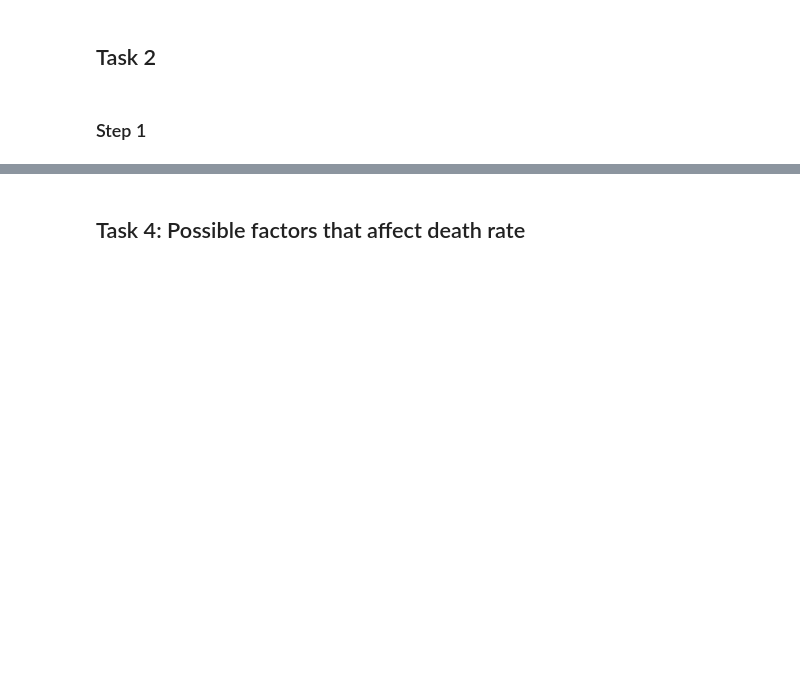
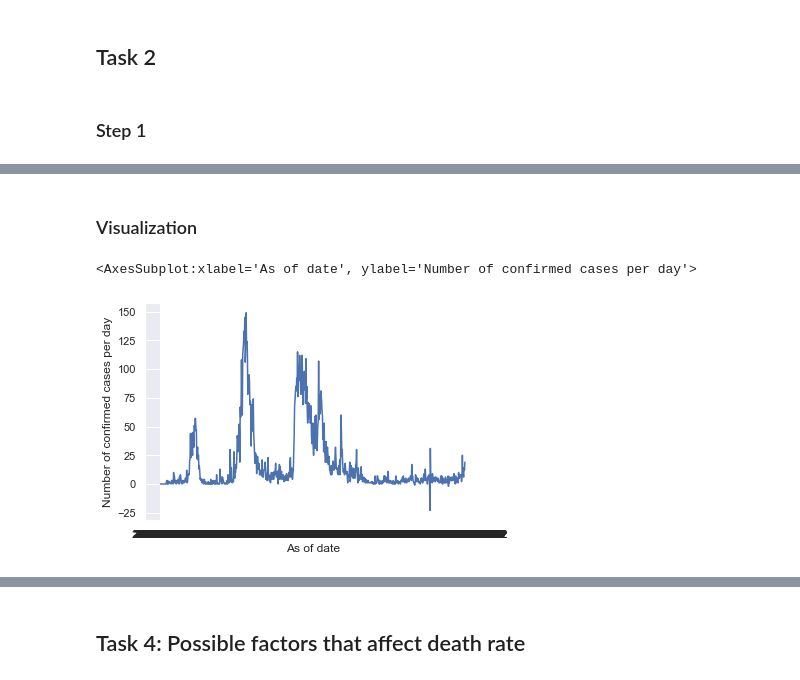
Before and after one commit to adonis119/comp3115, a Jupyter notebook: source_code.ipynb, the cells around one changed output, grey strips where cells are left out. Saved outputs shown, nothing was run; the diff lists cells and outputs as text; code cells hidden in the pictures; blank space fills up the shorter version.

```diff
--- a/source_code.ipynb
+++ b/source_code.ipynb
@@ -37,0 +112,4 @@ from sklearn.neural_network import MLPClassifier
+# %%
+df = pd.read_csv('clean.csv', index_col=0)
+# %%
+df = df[df.index.notnull()]
@@ -37,0 +149,7 @@ from sklearn.neural_network import MLPClassifier
+# %%
+df['Number of confirmed cases'].fillna(df['Number of cases tested positive for SARS-CoV-2 virus'], inplace=True)
+df['Number of confirmed cases'].fillna(df['Number of cases tested positive for SARS-CoV-2 virus by nucleic acid tests'], inplace=True)
+# %%
+df['Number of confirmed cases per day']= df['Number of confirmed cases'].diff()
+df['Number of death cases per day']= df['Number of death cases'].diff()
+df
@@ -37,0 +171,10 @@ from sklearn.neural_network import MLPClassifier
+# %% [markdown]
+### Visualization
+# %%
+sns.set_theme(style="darkgrid")
+
+sns.lineplot(x=df.index, y='Number of confirmed cases per day',
+             data=df)
+# %% [output]
+<AxesSubplot:xlabel='As of date', ylabel='Number of confirmed cases per day'>
+[figure, added]
```
Also changed, not shown: parts of 48 cells of this notebook.
